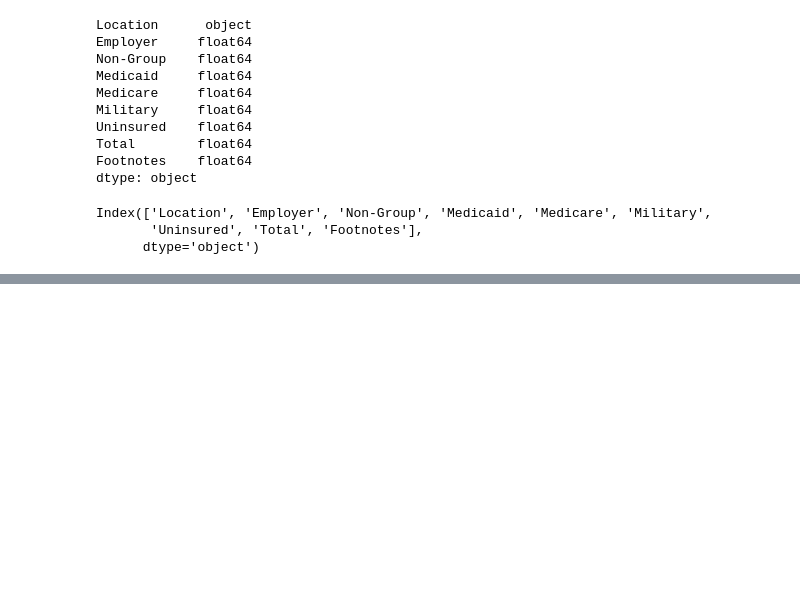
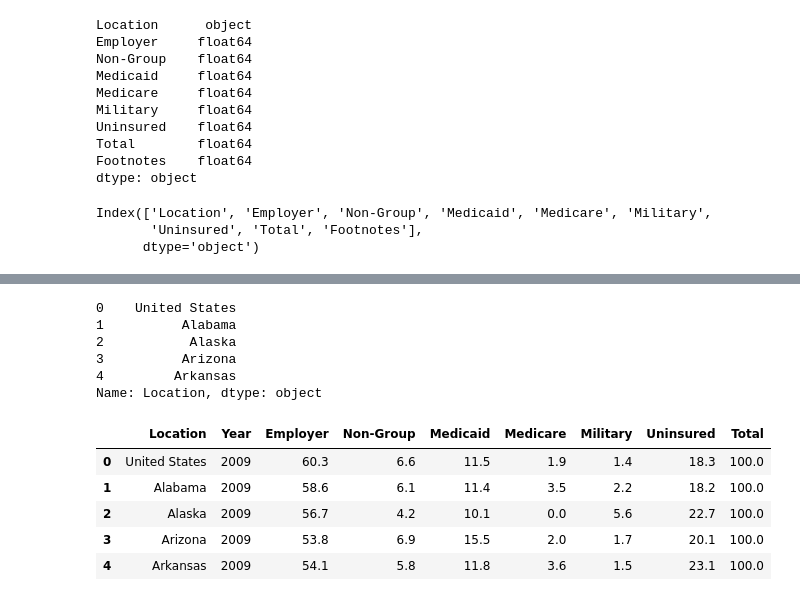
Before and after one commit to LeeProut/US-Maternal-Mortality, a Jupyter notebook: MMR_CDC.ipynb, the cells around one changed output, grey strips where cells are left out. Cells and saved outputs as stored; diff of their text form; code cells hidden in the pictures; blank space fills up the shorter version.

```diff
--- a/MMR_CDC.ipynb
+++ b/MMR_CDC.ipynb
@@ -481,0 +542,29 @@ us_ins_2013_df
+# %%
+locations_2009 = ins_df_2009["Location"]
+locations_2009.head()
+# %% [output]
+0    United States
+1          Alabama
+2           Alaska
+3          Arizona
+4         Arkansas
+Name: Location, dtype: object
+# %%
+# make a new dataframe with percentages and without the footnotes column
+us_ins_2009_df = pd.DataFrame({'Location': locations_2009,
+                               'Year': '2009',
+                               'Employer': employer_per_2009,
+                               'Non-Group': non_group_per_2009,
+                               'Medicaid': medicaid_per_2009,
+                               'Medicare': medicare_per_2009,
+                               'Military': military_per_2009,
+                               'Uninsured': uninsured_per_2009,
+                               'Total': total_per_2009})
+us_ins_2009_df.head()
+# %% [output]
+|  | Location | Year | Employer | Non-Group | Medicaid | Medicare | Military | Uninsured | Total |
+| 0 | United States | 2009 | 60.3 | 6.6 | 11.5 | 1.9 | 1.4 | 18.3 | 100.0 |
+| 1 | Alabama | 2009 | 58.6 | 6.1 | 11.4 | 3.5 | 2.2 | 18.2 | 100.0 |
+| 2 | Alaska | 2009 | 56.7 | 4.2 | 10.1 | 0.0 | 5.6 | 22.7 | 100.0 |
+| 3 | Arizona | 2009 | 53.8 | 6.9 | 15.5 | 2.0 | 1.7 | 20.1 | 100.0 |
+| 4 | Arkansas | 2009 | 54.1 | 5.8 | 11.8 | 3.6 | 1.5 | 23.1 | 100.0 |
```
Also changed, not shown: parts of 14 cells of this notebook, 1 other file.
